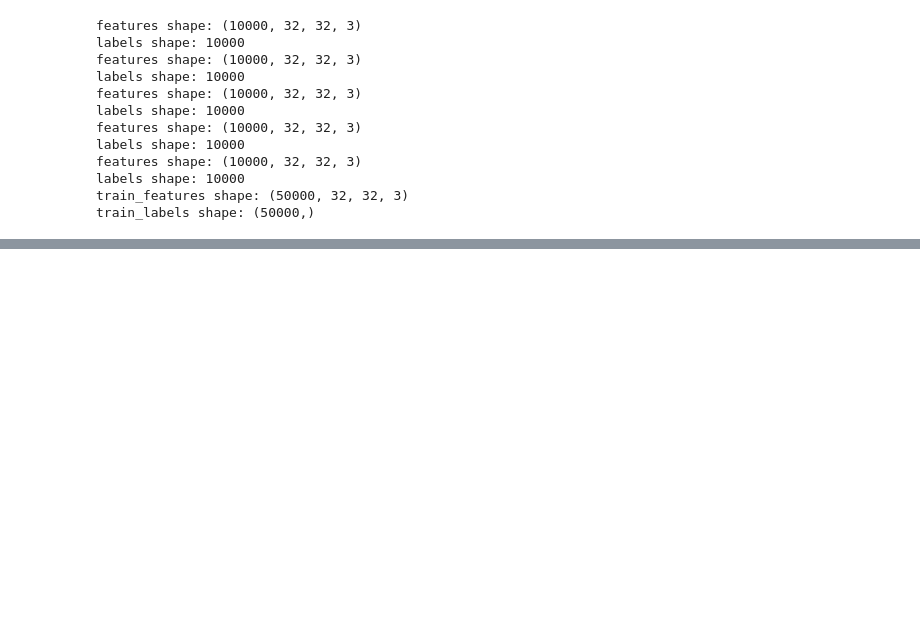
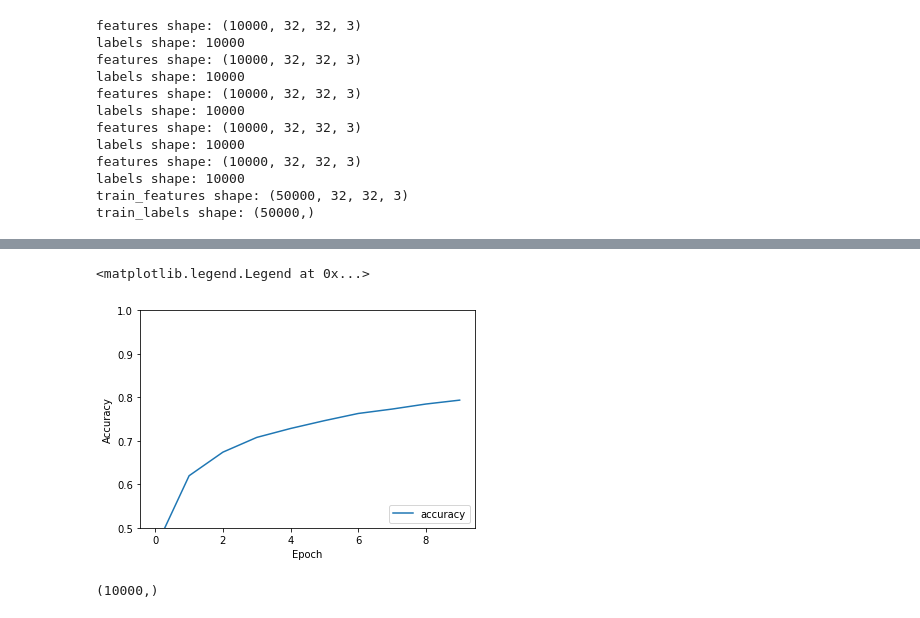
Before and after one commit to ch00226855/CMP414-765_Spring2020, a Jupyter notebook: Week12_ImageClassification.ipynb, the cells around one changed output, grey strips where cells are left out. Drawn from its saved outputs; the diff is of its cells as text; code cells hidden in the pictures; blank space fills up the shorter version.

```diff
--- a/Week12_ImageClassification.ipynb
+++ b/Week12_ImageClassification.ipynb
@@ -292,17 +257,16 @@ num_predictions = 20
 # Build CNN model
 model = tf.keras.models.Sequential()
 model.add(tf.keras.layers.Conv2D(32, (3, 3), padding="same",
-                              input_shape=features[0].shape,
+                              input_shape=features[0].shape, # (32, 32, 3)
                               activation=tf.nn.relu))
-model.add(tf.keras.layers.Conv2D(32, (3, 3),
+model.add(tf.keras.layers.Conv2D(32, (3, 3), padding="same",
                               activation=tf.nn.relu))
 model.add(tf.keras.layers.MaxPool2D(pool_size=(2, 2)))
 model.add(tf.keras.layers.Dropout(0.25))
 
 model.add(tf.keras.layers.Conv2D(64, (3, 3), padding="same",
-                              input_shape=features[0].shape,
                               activation=tf.nn.relu))
-model.add(tf.keras.layers.Conv2D(64, (3, 3),
+model.add(tf.keras.layers.Conv2D(64, (3, 3), padding="same",
                               activation=tf.nn.relu))
 model.add(tf.keras.layers.MaxPool2D(pool_size=(2, 2)))
 model.add(tf.keras.layers.Dropout(0.25))
@@ -310,6 +274,7 @@ model.add(tf.keras.layers.Dropout(0.25))
 model.add(tf.keras.layers.Flatten())
 model.add(tf.keras.layers.Dense(512, activation=tf.nn.relu))
 model.add(tf.keras.layers.Dropout(0.5))
-model.add(tf.keras.layers.Dense(num_classes, activation=tf.nn.softmax))
+# model.add(tf.keras.layers.Dense(num_classes, activation=tf.nn.softmax))
+model.add(tf.keras.layers.Dense(num_classes))
 # %%
 model.compile(optimizer="adam",
@@ -332,7 +296,7 @@ def normalize(x):
 # %%
 train_features_scaled = normalize(train_features)
 # %%
-model.fit(train_features_scaled, train_labels, epochs=10)
+history =  model.fit(train_features_scaled, train_labels, epochs=10, batch_size=batch_size)
 # %% [output]
 Train on 50000 samples
 Epoch 1/10
@@ -338,0 +318,11 @@ Epoch 1/10
+# %%
+# Evaluate the model
+plt.plot(history.history['accuracy'], label='accuracy')
+# plt.plot(history.history['val_accuracy'], label = 'val_accuracy') # allocate validation data to get val_accuracy
+plt.xlabel('Epoch')
+plt.ylabel('Accuracy')
+plt.ylim([0.5, 1])
+plt.legend(loc='lower right')
+# %% [output]
+<matplotlib.legend.Legend at 0x...>
+[figure, added]
@@ -338,0 +338,5 @@ Epoch 1/10
+# %%
+test_labels = np.array(test_labels)
+test_labels.shape
+# %% [output]
+(10000,)
```
Also changed, not shown: parts of 16 cells of this notebook.
